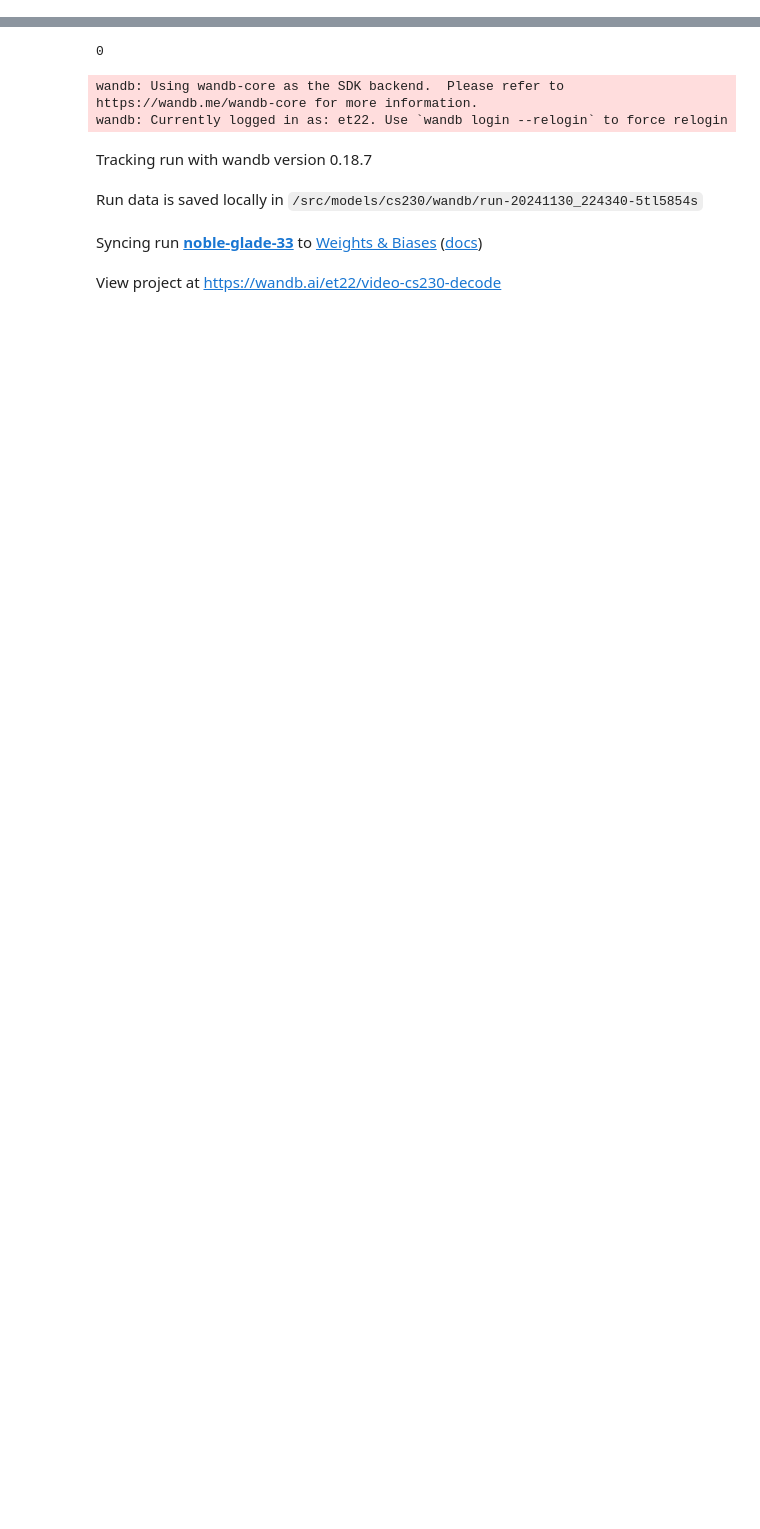
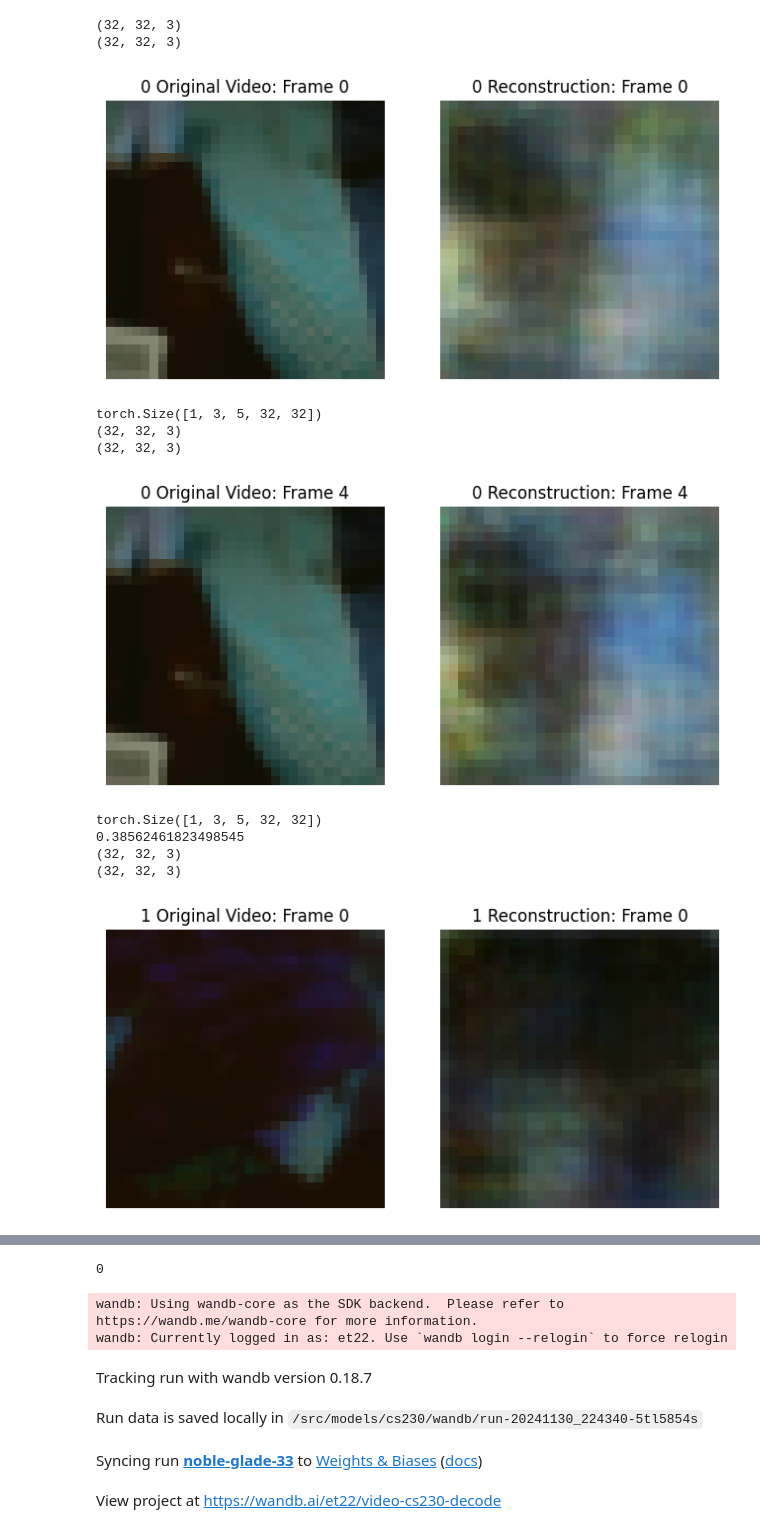
Before and after one commit to et22/cs230, a Jupyter notebook: train_decoding_siamese.ipynb, the cells around one changed output, grey strips where cells are left out. Cells and saved outputs as stored; diff of their text form; code cells hidden in the pictures; blank space fills up the shorter version.

```diff
--- a/train_decoding_siamese.ipynb
+++ b/train_decoding_siamese.ipynb
@@ -201,0 +220,3 @@ for _ in range(10):
+# %%
+g = Generator()
+g.load_state_dict(torch.load("generator.pt"))
@@ -201,0 +372,72 @@ for _ in range(10):
+# %%
+# Step 2: Define a function for visualization
+from scipy.stats import pearsonr
+
+def visualize_reconstruction_neu(generator, vect, test_loader, ii, idx):
+    generator.eval()
+
+    # Get a single test image
+    for iii, (images, targets) in enumerate(test_loader):
+        if iii == ii:
+            test_image = images  # Add batch dimension
+
+    # Generate reconstruction from clean activations
+    reconstruction = generator(nu(vect.float()))
+
+    # Convert images to numpy arrays for visualization
+    for iii in [0, 4]:
+        test_image_np = test_image[:, :, iii, :, :].squeeze(0).permute(1, 2, 0).cpu().numpy()
+        reconstruction_np = reconstruction[:, :, iii, :, :].squeeze(0).permute(1, 2, 0).detach().cpu().numpy()
+        print(reconstruction_np.shape)
+        MEAN = np.array([0.485, 0.456, 0.406])
+        STD = np.array([0.229, 0.224, 0.225])
+
+        # Clip and normalize for visualization
+        test_image_np = test_image_np * STD + MEAN
+        test_image_np = np.clip(test_image_np, 0, 1)
+        reconstruction_np = reconstruction_np * STD + MEAN
+        print(reconstruction_np.shape)
+        reconstruction_np = np.clip(reconstruction_np, 0, 1)
+
+        # Plot the results
+        plt.figure(figsize=(8, 4))
+
+        plt.subplot(1, 2, 1)
+        plt.imshow(test_image_np) #.mean(2), cmap='gray') #.mean(2), cmap='gray')
+        #plt.colorbar()
+        plt.title(f"{idx} Original Video: Frame {iii}")
+        plt.axis("off")
+
+        plt.subplot(1, 2, 2)
+        plt.imshow(reconstruction_np) #.mean(2), cmap='gray') #.mean(2), cmap='gray')
+        #plt.clim([0.2,0.4])
+        #plt.colorbar()
+        plt.title(f"{idx} Reconstruction: Frame {iii}")
+        plt.axis("off")
+
+        plt.show()
+        print(test_image.shape)
+    return test_image.squeeze(0).detach().cpu().numpy() * STD[:, None, None, None] + MEAN[:, None, None, None], reconstruction.squeeze(0).detach().cpu().numpy() * STD[:, None, None, None] + MEAN[:, None, None, None]
+
+# Step 3: Visualize the reconstruction
+# 17, 18, 21, 22, 25, 30, 32, 33, 34, 35, 37
+for idx in range(40):
+    response_vect = torch.tensor(avg[idx]).to(device)
+    loader_id = real_paths[paths[idx]][0]
+
+    real_vid, recon = visualize_reconstruction_neu(g, response_vect, test_loader_single, loader_id, idx)
+
+    print(pearsonr(real_vid.flatten(), recon.flatten()).statistic)
+# %% [output]
+(32, 32, 3)
+(32, 32, 3)
+[figure, added]
+torch.Size([1, 3, 5, 32, 32])
+(32, 32, 3)
+(32, 32, 3)
+[figure, added]
+torch.Size([1, 3, 5, 32, 32])
+0.38562461823498545
+(32, 32, 3)
+(32, 32, 3)
+[figure, added]
```
Also changed, not shown: parts of 17 cells of this notebook, 19 other files.
